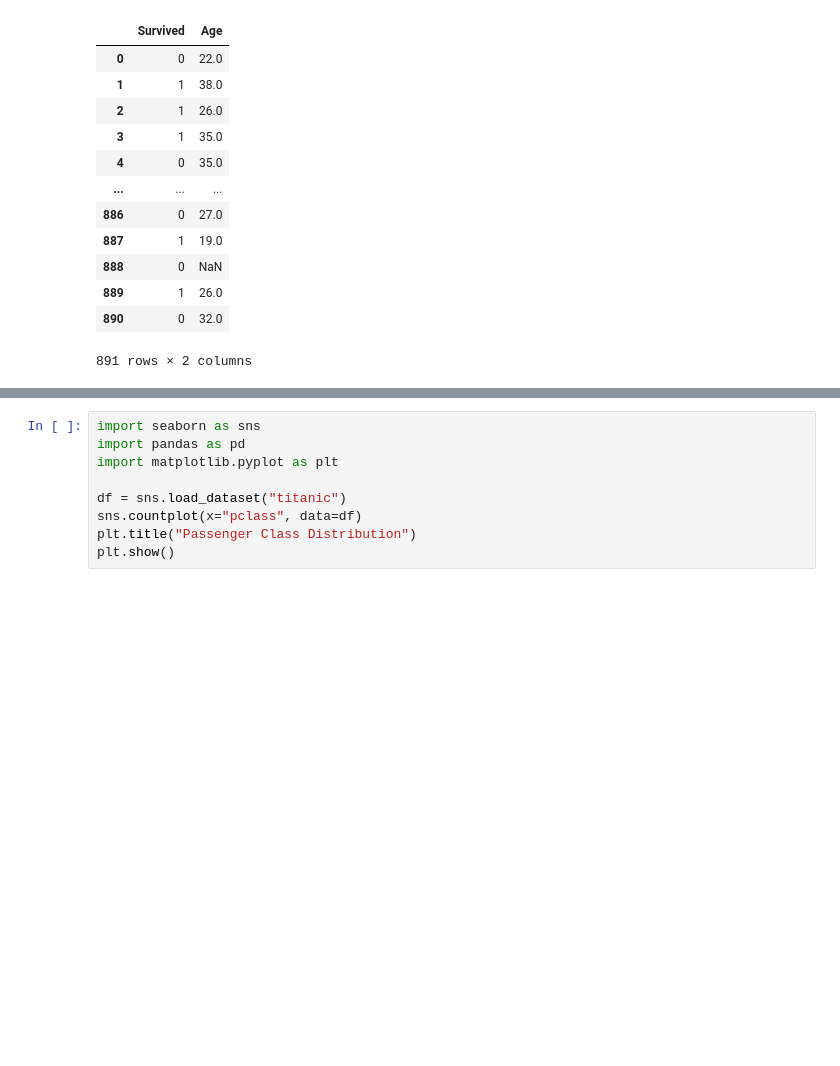
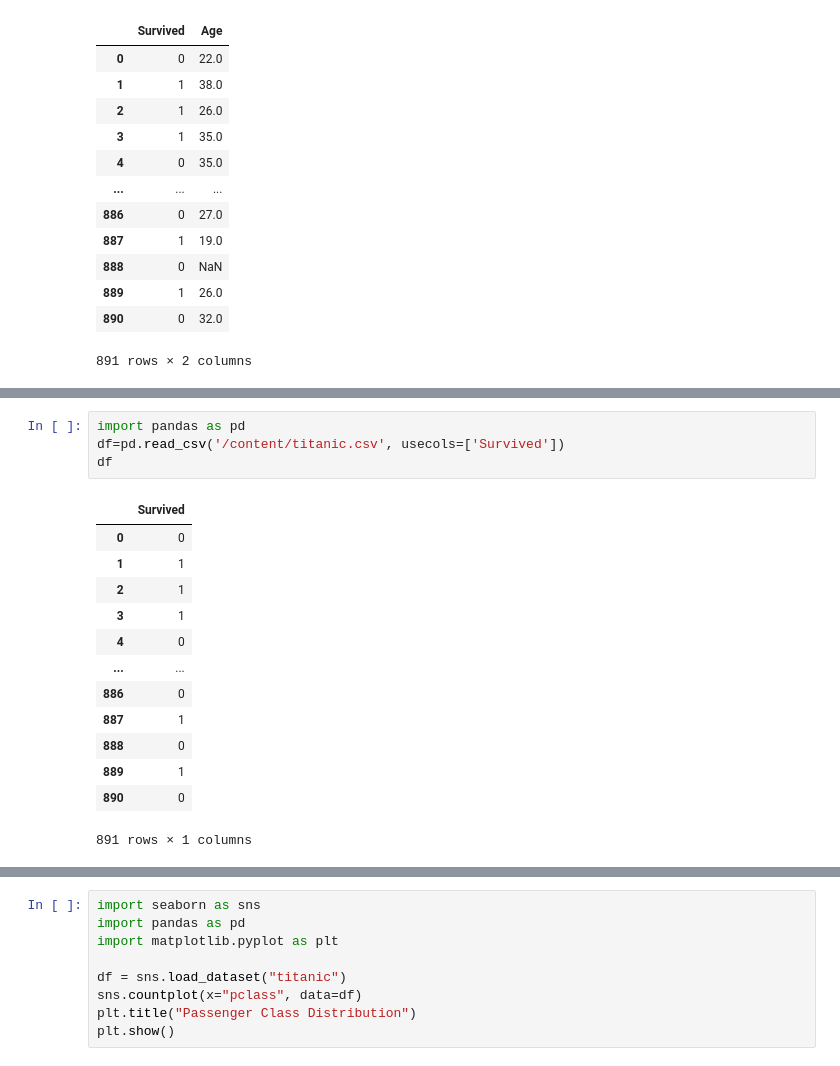
Before and after one commit to vinayaimlth-max/vinayaiml, a Jupyter notebook: cie2_062.ipynb, the cells around one changed output, grey strips where cells are left out. Cells and saved outputs as stored; diff of their text form; blank space fills up the shorter version.

```diff
--- a/cie2_062.ipynb
+++ b/cie2_062.ipynb
@@ -88,0 +103,18 @@ dtype: int64
+# %%
+import pandas as pd
+df=pd.read_csv('/content/titanic.csv', usecols=['Survived'])
+df
+# %% [output]
+|  | Survived |
+| 0 | 0 |
+| 1 | 1 |
+| 2 | 1 |
+| 3 | 1 |
+| 4 | 0 |
+| ... | ... |
+| 886 | 0 |
+| 887 | 1 |
+| 888 | 0 |
+| 889 | 1 |
+| 890 | 0 |
+891 rows × 1 columns
```
Also changed, not shown: parts of 3 cells of this notebook.
